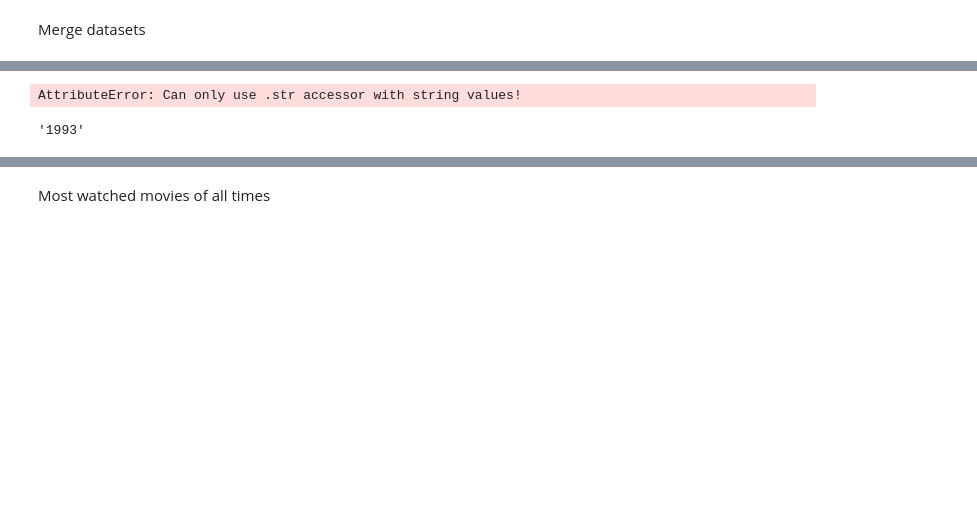
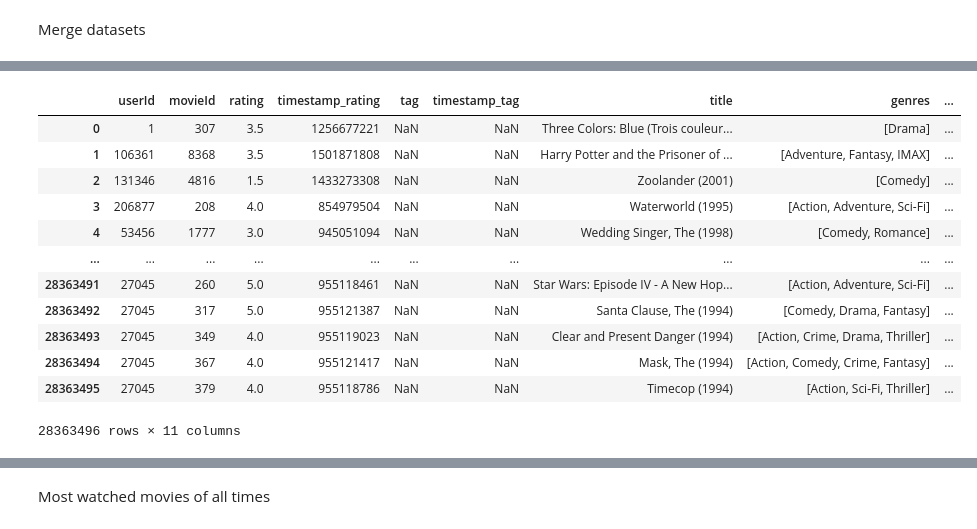
Before and after one commit to cesareressa/data_analysis, a Jupyter notebook: exploratory_analysis.ipynb, the cells around one changed output, grey strips where cells are left out. Cells and saved outputs as stored; diff of their text form; code cells hidden in the pictures; blank space fills up the shorter version.

```diff
--- a/exploratory_analysis.ipynb
+++ b/exploratory_analysis.ipynb
@@ -103,11 +124,21 @@ df_complete.describe()
 df_complete["datetime_rating"] = pd.to_datetime(df_complete["timestamp_rating"], unit="s")
 df_complete["datetime_tag"] = pd.to_datetime(df_complete["timestamp_tag"], unit="s")
 df_complete["genres"] = df_complete["genres"].str.split("|")
-df_complete["movie_year"] = df_complete.title.str.findall(r"\((\d\d\d\d)\)").apply(','.join)
-df_complete["movie_year"] = pd.to_numeric(df_complete.movie_year, downcast="integer")
+df_complete["movie_year"] = df_complete.title.str.extract(r"\((\d{4})\)(?!.*\(\d{4}\))")
+df_complete["movie_year"] = pd.to_numeric(df_complete.movie_year, downcast="integer", errors="coerce")
-# %% [output]
-AttributeError: Can only use .str accessor with string values!
-# %%
-df_complete.movie_year.iloc[0]
-# %% [output]
-'1993'
+# %%
+df_complete
+# %% [output]
+|  | userId | movieId | rating | timestamp_rating | tag | timestamp_tag | title | genres | ... |
+| 0 | 1 | 307 | 3.5 | 1256677221 | NaN | NaN | Three Colors: Blue (Trois couleur... | [Drama] | ... |
+| 1 | 106361 | 8368 | 3.5 | 1501871808 | NaN | NaN | Harry Potter and the Prisoner of ... | [Adventure, Fantasy, IMAX] | ... |
+| 2 | 131346 | 4816 | 1.5 | 1433273308 | NaN | NaN | Zoolander (2001) | [Comedy] | ... |
+| 3 | 206877 | 208 | 4.0 | 854979504 | NaN | NaN | Waterworld (1995) | [Action, Adventure, Sci-Fi] | ... |
+| 4 | 53456 | 1777 | 3.0 | 945051094 | NaN | NaN | Wedding Singer, The (1998) | [Comedy, Romance] | ... |
+| ... | ... | ... | ... | ... | ... | ... | ... | ... | ... |
+| 28363491 | 27045 | 260 | 5.0 | 955118461 | NaN | NaN | Star Wars: Episode IV - A New Hop... | [Action, Adventure, Sci-Fi] | ... |
+| 28363492 | 27045 | 317 | 5.0 | 955121387 | NaN | NaN | Santa Clause, The (1994) | [Comedy, Drama, Fantasy] | ... |
+| 28363493 | 27045 | 349 | 4.0 | 955119023 | NaN | NaN | Clear and Present Danger (1994) | [Action, Crime, Drama, Thriller] | ... |
+| 28363494 | 27045 | 367 | 4.0 | 955121417 | NaN | NaN | Mask, The (1994) | [Action, Comedy, Crime, Fantasy] | ... |
+| 28363495 | 27045 | 379 | 4.0 | 955118786 | NaN | NaN | Timecop (1994) | [Action, Sci-Fi, Thriller] | ... |
+28363496 rows × 11 columns
```
Also changed, not shown: parts of 31 cells of this notebook.
